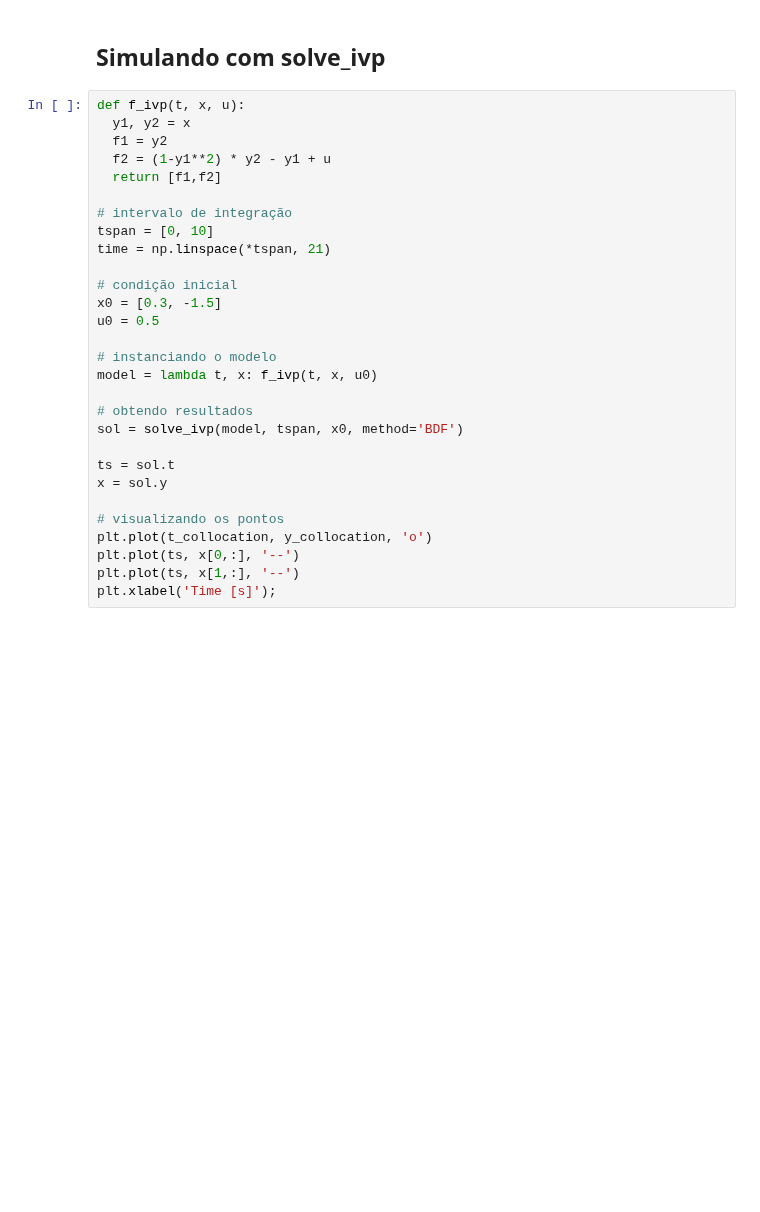
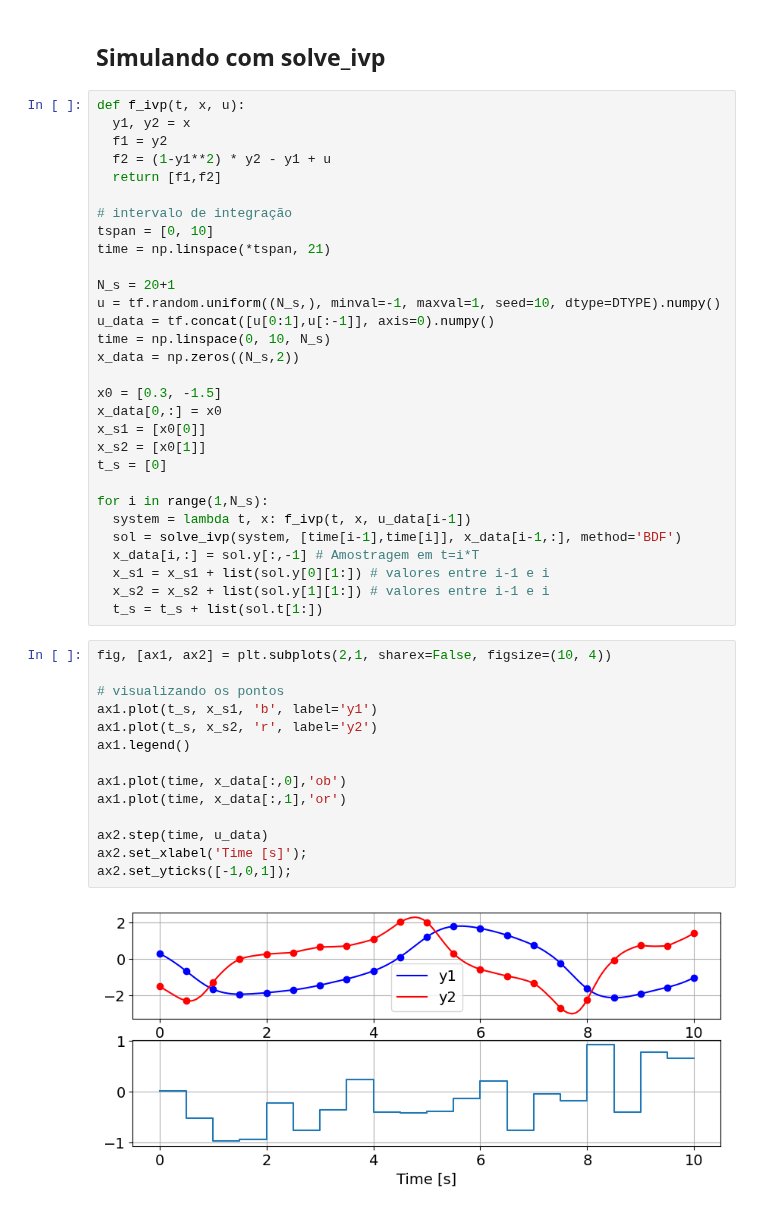
Before and after one commit to juliosdutra/Controle_de_Processos_UFES, a Jupyter notebook: PINN_vdPol_controle.ipynb, the cells around one changed output. Cells and saved outputs as stored; diff of their text form; blank space fills up the shorter version.

```diff
--- a/PINN_vdPol_controle.ipynb
+++ b/PINN_vdPol_controle.ipynb
@@ -220,32 +220,49 @@ plt.legend(['y1', 'y2']);
 [figure]
 # %% [markdown]
 ## Simulando com solve_ivp
-# %%
-def f_ivp(t, x, u):
-  y1, y2 = x
-  f1 = y2
-  f2 = (1-y1**2) * y2 - y1 + u
-  return [f1,f2]
-
-# intervalo de integração
-tspan = [0, 10]
-time = np.linspace(*tspan, 21)
-
-# condição inicial
-x0 = [0.3, -1.5]
-u0 = 0.5
-
-# instanciando o modelo
-model = lambda t, x: f_ivp(t, x, u0)
-
-# obtendo resultados
-sol = solve_ivp(model, tspan, x0, method='BDF')
-
-ts = sol.t
-x = sol.y
-
-# visualizando os pontos
-plt.plot(t_collocation, y_collocation, 'o')
-plt.plot(ts, x[0,:], '--')
-plt.plot(ts, x[1,:], '--')
-plt.xlabel('Time [s]');
+# %%
+def f_ivp(t, x, u):
+  y1, y2 = x
+  f1 = y2
+  f2 = (1-y1**2) * y2 - y1 + u
+  return [f1,f2]
+
+# intervalo de integração
+tspan = [0, 10]
+time = np.linspace(*tspan, 21)
+
+N_s = 20+1
+u = tf.random.uniform((N_s,), minval=-1, maxval=1, seed=10, dtype=DTYPE).numpy()
+u_data = tf.concat([u[0:1],u[:-1]], axis=0).numpy()
+time = np.linspace(0, 10, N_s)
+x_data = np.zeros((N_s,2))
+
+x0 = [0.3, -1.5]
+x_data[0,:] = x0
+x_s1 = [x0[0]]
+x_s2 = [x0[1]]
+t_s = [0]
+
+for i in range(1,N_s):
+  system = lambda t, x: f_ivp(t, x, u_data[i-1])
+  sol = solve_ivp(system, [time[i-1],time[i]], x_data[i-1,:], method='BDF')
+  x_data[i,:] = sol.y[:,-1] # Amostragem em t=i*T
+  x_s1 = x_s1 + list(sol.y[0][1:]) # valores entre i-1 e i
+  x_s2 = x_s2 + list(sol.y[1][1:]) # valores entre i-1 e i
+  t_s = t_s + list(sol.t[1:])
+# %%
+fig, [ax1, ax2] = plt.subplots(2,1, sharex=False, figsize=(10, 4))
+
+# visualizando os pontos
+ax1.plot(t_s, x_s1, 'b', label='y1')
+ax1.plot(t_s, x_s2, 'r', label='y2')
+ax1.legend()
+
+ax1.plot(time, x_data[:,0],'ob')
+ax1.plot(time, x_data[:,1],'or')
+
+ax2.step(time, u_data)
+ax2.set_xlabel('Time [s]');
+ax2.set_yticks([-1,0,1]);
+# %% [output]
+[figure, added]
```
Also changed, not shown: parts of 5 cells of this notebook.
